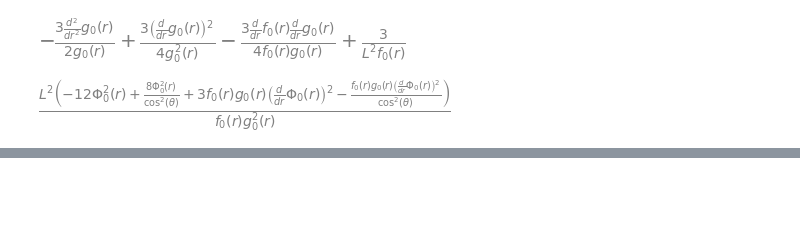
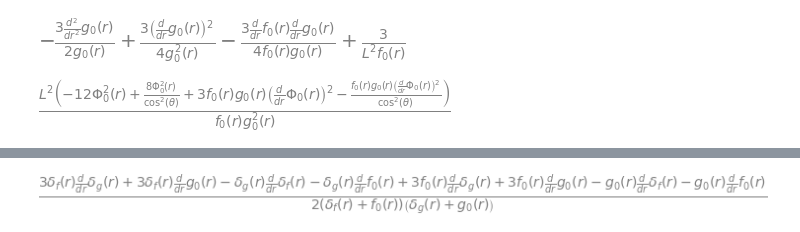
Before and after one commit to jchryssanthacopoulos/wormholes, a Jupyter notebook: einstein_maxwell_ads4_scalar_perturb.ipynb, the cells around one changed output, grey strips where cells are left out. Cells and saved outputs as stored; diff of their text form; code cells hidden in the pictures; blank space fills up the shorter version.

```diff
--- a/einstein_maxwell_ads4_scalar_perturb.ipynb
+++ b/einstein_maxwell_ads4_scalar_perturb.ipynb
@@ -182,0 +185,5 @@ energy_momentum[0, 0]
+# %%
+gn_tensor = TensorHead('gn', [Euclidean] * 3)
+repl = {gn_tensor(-i0, -i1, i2): sympy.tensorproduct(list2d, [1, 0, 0, 0])}
+n_lower = sympy.simplify(gn_tensor(-i0, -i1, i1).replace_with_arrays(repl))
+n_lower
@@ -182,0 +192,4 @@ energy_momentum[0, 0]
+# %%
+ch = ChristoffelSymbols.from_metric(sch)
+ch = ch.tensor().simplify()
+ch
@@ -182,0 +198,7 @@ energy_momentum[0, 0]
+# %%
+x = [r, psi, theta, phi]
+partial_n = sympy.MutableDenseNDimArray.zeros(4, 4)
+for i in range(4):
+    for j in range(4):
+            partial_n[i, j] = sympy.diff(n_lower[j], x[i])
+partial_n
@@ -182,0 +207,6 @@ energy_momentum[0, 0]
+# %%
+lambda_n_tensor = TensorHead('lambdan', [Euclidean] * 4)
+repl = {lambda_n_tensor(i0, -i1, -i2, -i3): sympy.tensorproduct(ch, n_lower)}
+partial_n -= lambda_n_tensor(i0, -i1, -i2, -i0).replace_with_arrays(repl)
+partial_n = sympy.simplify(partial_n)
+partial_n
@@ -182,0 +215,7 @@ energy_momentum[0, 0]
+# %%
+g_partial_n_tensor = TensorHead('gpartialn', [Euclidean] * 4)
+repl = {g_partial_n_tensor(i0, i1, -i2, -i3): sympy.tensorproduct(metric_inv, partial_n)}
+K = sympy.simplify(g_partial_n_tensor(i0, i1, -i0, -i1).replace_with_arrays(repl))
+K
+# %% [output]
+[figure, added]
```
Also changed, not shown: parts of 8 cells of this notebook.
